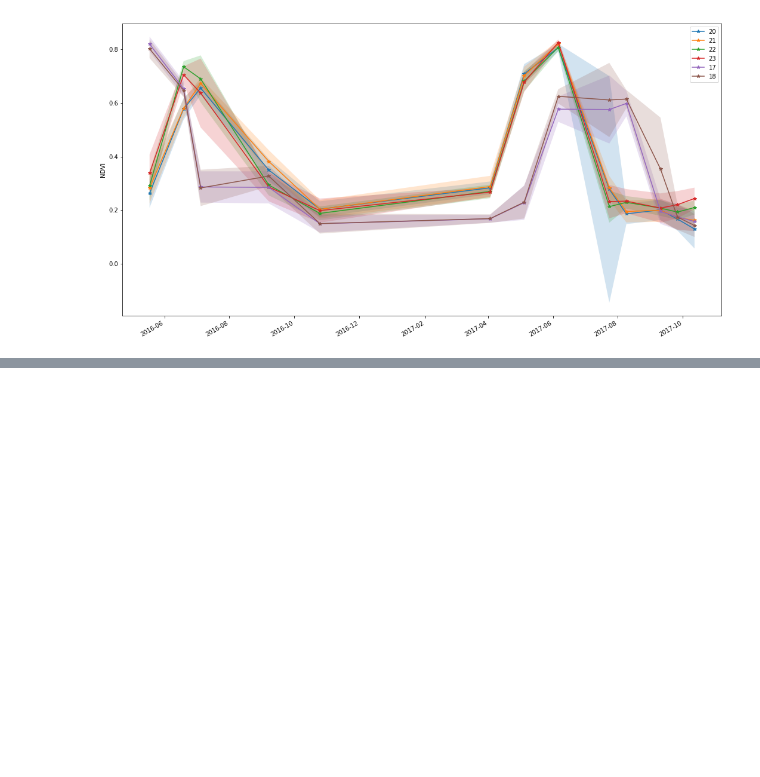
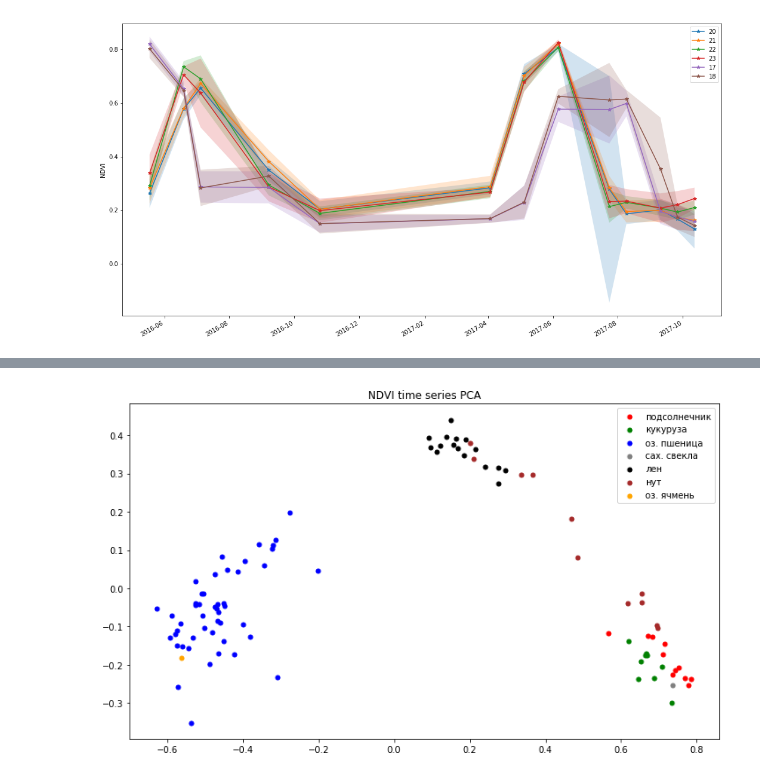
Before and after one commit to mosin26/agriculture, a Jupyter notebook: rostov.ipynb, the cells around one changed output, grey strips where cells are left out. Cells and saved outputs as stored; diff of their text form; code cells hidden in the pictures; blank space fills up the shorter version.

```diff
--- a/rostov.ipynb
+++ b/rostov.ipynb
@@ -169,0 +200,4 @@ pd.DataFrame(ndvis)
+# %%
+ndvis = {}
+for field_name in field_names:
+    ndvis[field_name] = {}
@@ -169,0 +235,5 @@ pd.DataFrame(ndvis)
+# %%
+ndvi_per_field = {}
+for field in ndvis:
+    if ndvis[field] != {}:
+        ndvi_per_field[field] = [ndvis[field][date][0] for date in sorted(ndvis[field])]
@@ -169,0 +242,18 @@ pd.DataFrame(ndvis)
+# %%
+pca = PCA(n_components=2)
+# %%
+ndvi_pca = pca.fit_transform([ndvi_per_field[field] for field in ndvi_per_field])
+# %%
+coloring = {'подсолнечник':1, 'кукуруза':2, 'оз. пшеница':3, 'сах. свекла':4, 'лен':5, 'нут':6, 'оз. ячмень':7}
+
+plt.figure(figsize=(12,7))
+for veg, col in zip(['подсолнечник', 'кукуруза', 'оз. пшеница', 'сах. свекла', 'лен', 'нут', 'оз. ячмень'],
+                   ['red', 'green', 'blue', 'grey', 'black', 'brown', 'orange']):
+    plt.scatter(ndvi_pca[np.where(np.array([fields_stat.loc[key][2016] for key in ndvi_per_field.keys()])==veg)][:,0],
+                ndvi_pca[np.where(np.array([fields_stat.loc[key][2016] for key in ndvi_per_field.keys()])==veg)][:,1],
+                s=25, c=col, label=veg)
+plt.legend()
+plt.title('NDVI time series PCA')
+plt.show()
+# %% [output]
+[figure, added]
```
Also changed, not shown: parts of 10 cells of this notebook.
